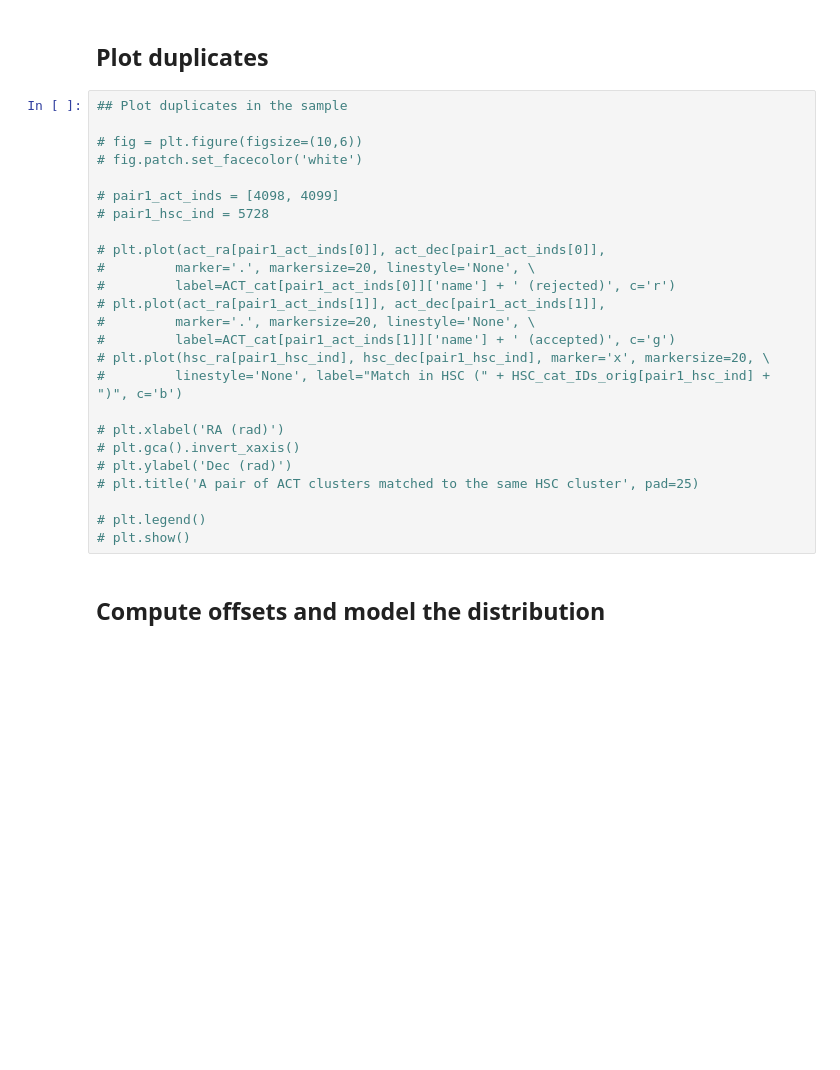
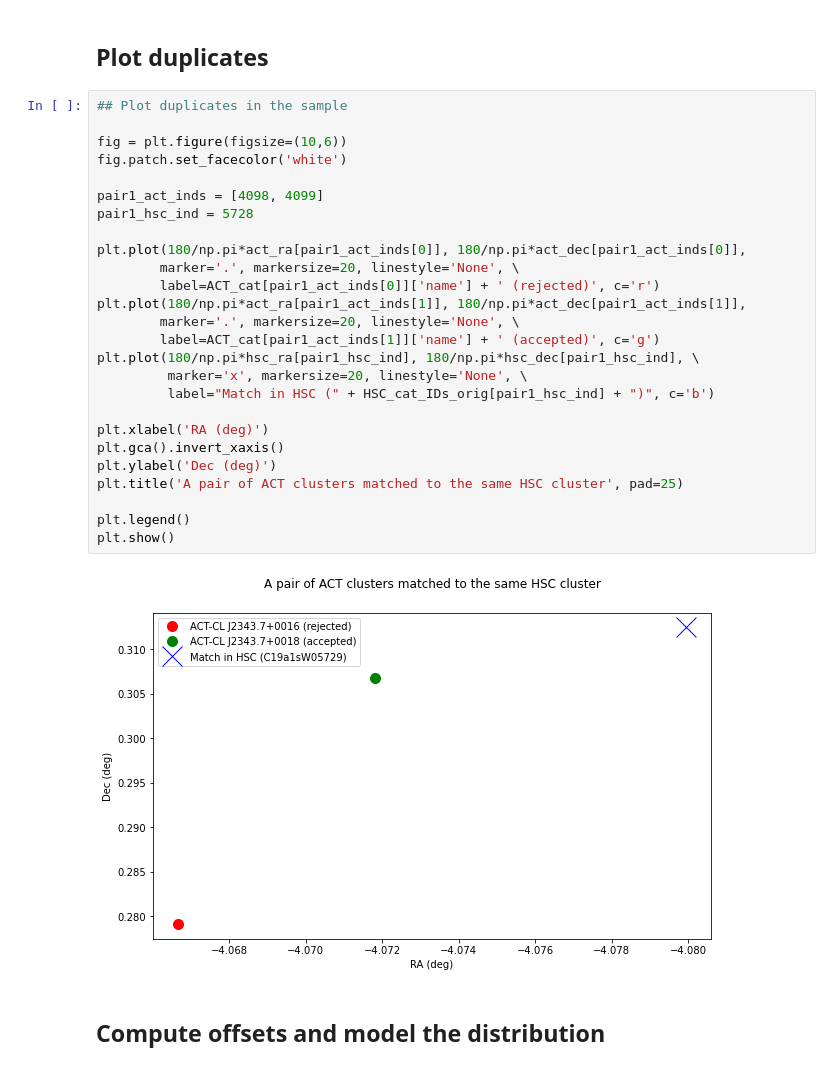
Before and after one commit to Jupiter1994/hsc-miscentering, a Jupyter notebook: HSC_ACT_Offset_Distribution.ipynb, the cells around one changed output. Saved outputs shown, nothing was run; the diff lists cells and outputs as text; blank space fills up the shorter version.

```diff
--- a/HSC_ACT_Offset_Distribution.ipynb
+++ b/HSC_ACT_Offset_Distribution.ipynb
@@ -433,28 +420,31 @@ Size of final sample: 186
 # %%
 ## Plot duplicates in the sample
 
-# fig = plt.figure(figsize=(10,6))
-# fig.patch.set_facecolor('white')
+fig = plt.figure(figsize=(10,6))
+fig.patch.set_facecolor('white')
 
-# pair1_act_inds = [4098, 4099]
-# pair1_hsc_ind = 5728
+pair1_act_inds = [4098, 4099]
+pair1_hsc_ind = 5728
 
-# plt.plot(act_ra[pair1_act_inds[0]], act_dec[pair1_act_inds[0]],
-#         marker='.', markersize=20, linestyle='None', \
-#         label=ACT_cat[pair1_act_inds[0]]['name'] + ' (rejected)', c='r')
-# plt.plot(act_ra[pair1_act_inds[1]], act_dec[pair1_act_inds[1]],
-#         marker='.', markersize=20, linestyle='None', \
-#         label=ACT_cat[pair1_act_inds[1]]['name'] + ' (accepted)', c='g')
-# plt.plot(hsc_ra[pair1_hsc_ind], hsc_dec[pair1_hsc_ind], marker='x', markersize=20, \
-#         linestyle='None', label="Match in HSC (" + HSC_cat_IDs_orig[pair1_hsc_ind] + ")", c='b')
+plt.plot(180/np.pi*act_ra[pair1_act_inds[0]], 180/np.pi*act_dec[pair1_act_inds[0]],
+        marker='.', markersize=20, linestyle='None', \
+        label=ACT_cat[pair1_act_inds[0]]['name'] + ' (rejected)', c='r')
+plt.plot(180/np.pi*act_ra[pair1_act_inds[1]], 180/np.pi*act_dec[pair1_act_inds[1]],
+        marker='.', markersize=20, linestyle='None', \
+        label=ACT_cat[pair1_act_inds[1]]['name'] + ' (accepted)', c='g')
+plt.plot(180/np.pi*hsc_ra[pair1_hsc_ind], 180/np.pi*hsc_dec[pair1_hsc_ind], \
+         marker='x', markersize=20, linestyle='None', \
+         label="Match in HSC (" + HSC_cat_IDs_orig[pair1_hsc_ind] + ")", c='b')
 
-# plt.xlabel('RA (rad)')
-# plt.gca().invert_xaxis()
-# plt.ylabel('Dec (rad)')
-# plt.title('A pair of ACT clusters matched to the same HSC cluster', pad=25)
+plt.xlabel('RA (deg)')
+plt.gca().invert_xaxis()
+plt.ylabel('Dec (deg)')
+plt.title('A pair of ACT clusters matched to the same HSC cluster', pad=25)
 
-# plt.legend()
-# plt.show()
+plt.legend()
+plt.show()
+# %% [output]
+[figure, added]
 # %% [markdown]
 ## Compute offsets and model the distribution
 # %%
```
Also changed, not shown: parts of 5 cells of this notebook, 3 other files.
